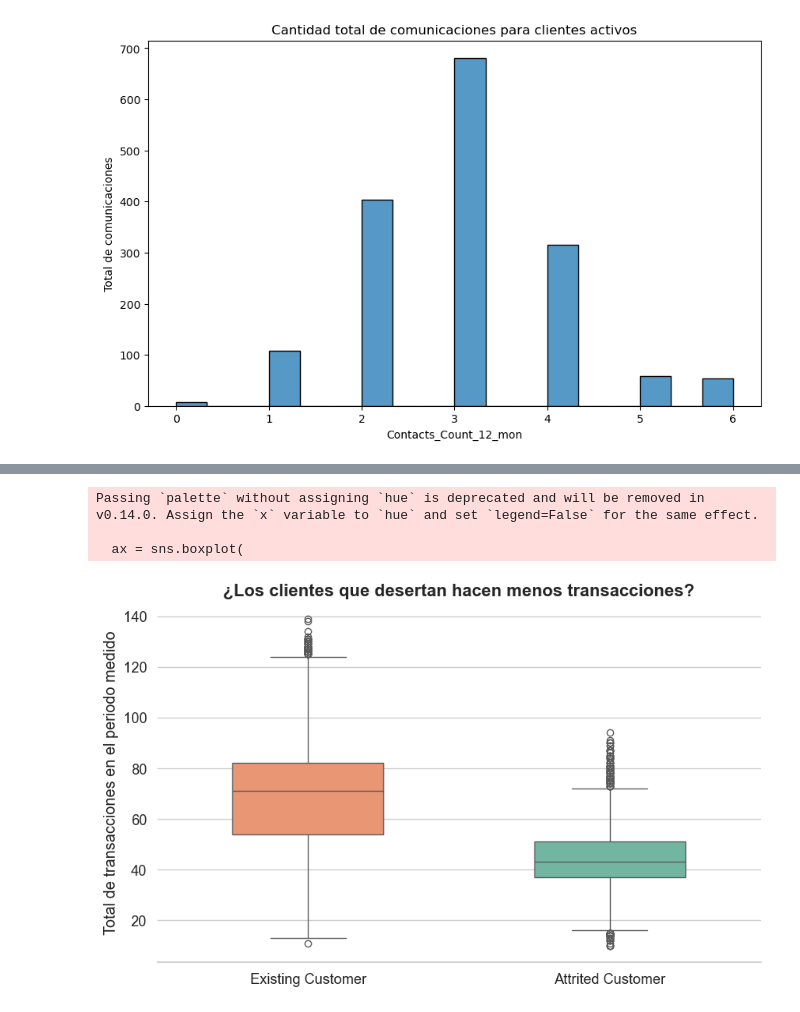
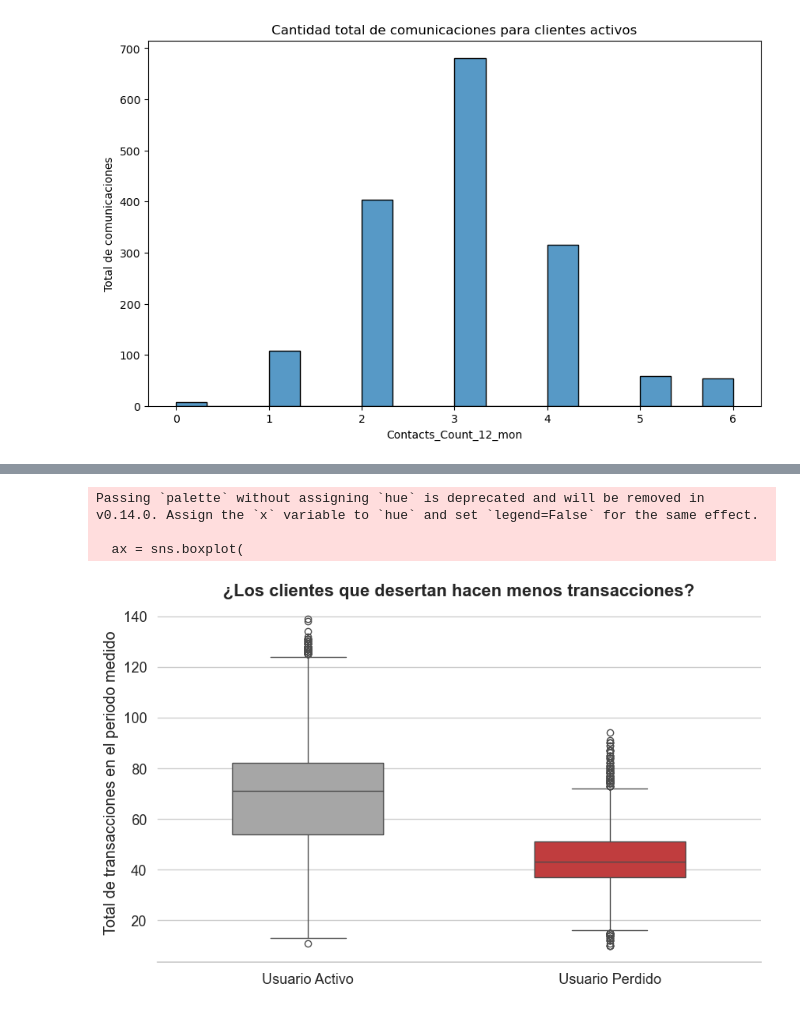
Before and after one commit to Daniel02-cmd/BankChurn, a Jupyter notebook: viual.ipynb, the cells around one changed output, grey strips where cells are left out. Saved outputs shown, nothing was run; the diff lists cells and outputs as text; code cells hidden in the pictures.

```diff
--- a/viual.ipynb
+++ b/viual.ipynb
@@ -112,28 +143,28 @@ Text(0.5, 0, 'Status del cliente')
 # %%
 # Estilo general
 sns.set(style='whitegrid', font_scale=1.2)
 
 palette_custom = {
-    'Attrited Customer': '#66c2a5',
-    'Existing Customer': '#fc8d62'
+    'Attrited Customer': '#D62728',
+    'Existing Customer': '#A6A6A6'
 }
 plt.figure(figsize=(10, 6))
 ax = sns.boxplot(
     x='Attrition_Flag',
     y='Total_Trans_Ct',
     data=df,
     palette=palette_custom,
     width=0.5
 )
 
-
+ax.set_xticklabels(['Usuario Activo','Usuario Perdido'])
 plt.title('¿Los clientes que desertan hacen menos transacciones?', fontsize=16, weight='bold')
 plt.xlabel('')
 plt.ylabel('Total de transacciones en el periodo medido')
 
 sns.despine(left=True)
 # %% [output]
 Passing `palette` without assigning `hue` is deprecated and will be removed in v0.14.0. Assign the `x` variable to `hue` and set `legend=False` for the same effect.
 
   ax = sns.boxplot(
-[figure, old version]
+[figure, new version]
```
Also changed, not shown: parts of 5 cells of this notebook.
